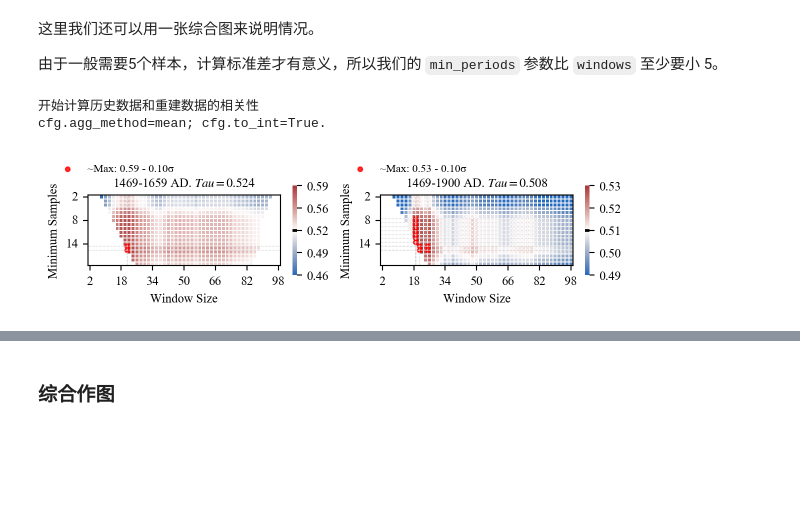
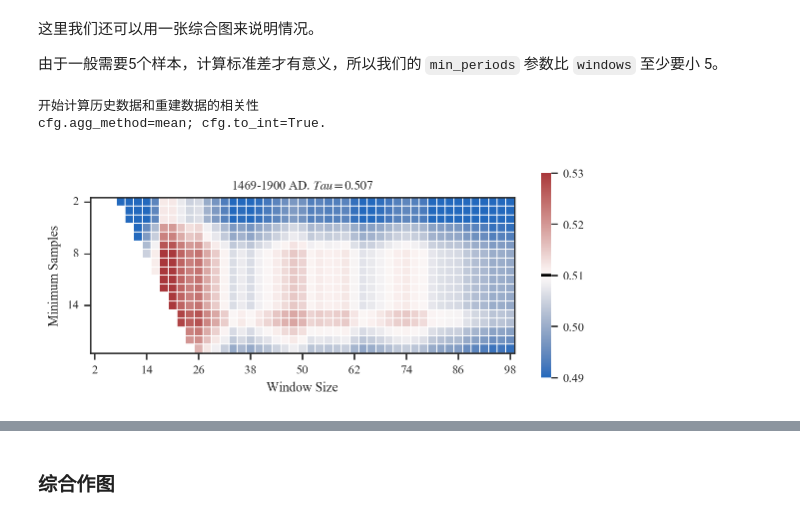
Before and after one commit to SongshGeo/shifting_baseline, a Jupyter notebook: reports/history.ipynb, the cells around one changed output, grey strips where cells are left out. Saved outputs shown, nothing was run; the diff lists cells and outputs as text; code cells hidden in the pictures; blank space fills up the shorter version.

```diff
--- a/reports/history.ipynb
+++ b/reports/history.ipynb
@@ -25,8 +25,10 @@ import matplotlib.pyplot as plt
 
 from shifting_baseline.data import HistoricalRecords
 from mksci_font import config_font
-from shifting_baseline.constants import LABELS, STAGES_BINS
 
+# 设置seaborn风格
+sns.set_style("ticks")
+sns.set_context("paper")
 config_font({"font.size": 9})
 
 # The commented out code is creating an instance of the `HistoricalRecords` class from the `shifting_baseline.api.series` module. It is passing the `shp_path` and `data_path` parameters to the constructor of `HistoricalRecords` class using values from `cfg.ds.atlas.shp` and `cfg.ds.atlas.file` respectively.
@@ -34,7 +36,7 @@ history = HistoricalRecords(
     shp_path=cfg.ds.atlas.shp,
     data_path=cfg.ds.atlas.file,
     symmetrical_level=True,
-    to_std=cfg.to_std,
+    to_std="sampling",
 )
 # %% [markdown]
 # 对比重建数据和历史数据
@@ -63,53 +65,48 @@ combined.head()
 # %%
 from shifting_baseline.compare import experiment_corr_2d
 from shifting_baseline.constants import STAGE1, STAGE2, END
 from shifting_baseline.filters import calc_std_deviation
 
 history.setup()
-
-fig, axs = plt.subplots(1, 2, figsize=(6, 2.5), tight_layout=True)
-axs = axs.flatten()
 # 实验参数
-slice1 = slice(STAGE1, STAGE2)
-slice2 = slice(STAGE1, END)
+slice_now = slice(STAGE1, END)
 
 print("开始计算历史数据和重建数据的相关性")
 print(f"cfg.agg_method={cfg.agg_method}; cfg.to_int={cfg.to_int}.")
-for i, slice_now in enumerate([slice1, slice2]):
-    data1, data2 = history.aggregate(
-        cfg.agg_method,
-        inplace=True,
-        to_int=cfg.to_int,
-    ).merge_with(
-        combined["mean"],
-        time_range=slice_now,
-        split=True,
-    )
-    ax = axs[i]
-    df, r_benchmark, ax = experiment_corr_2d(
-        data1=data1,
-        data2=data2,
-        time_slice=slice_now,
-        corr_method=cfg.corr_method,
-        filter_func=calc_std_deviation,
-        filter_side=cfg.filter_side,
-        ax=ax,
-        penalty=False,
-        n_diff_w=5,
-        std_offset=0.1,
-    )
-    ax.set_title(
-        f"{slice_now.start}-{slice_now.stop} AD. $Tau={r_benchmark:.3f}$",
-        fontsize=9,
-    )
-    ax.locator_params(axis="x", nbins=9)  # x轴最多9个主刻度
-    ax.locator_params(axis="y", nbins=4)  # y轴最多9个主刻度
-    ax.tick_params(axis="both", rotation=0)
+data1, data2 = history.aggregate(
+    cfg.agg_method,
+    inplace=True,
+    to_int=cfg.to_int,
+).merge_with(
+    combined["mean"],
+    time_range=slice_now,
+    split=True,
+)
+
+fig, ax = plt.subplots(1, 1, figsize=(6, 2.5), tight_layout=True)
+df, r_benchmark, ax = experiment_corr_2d(
+    data1=data1,
+    data2=data2,
+    time_slice=slice_now,
+    corr_method=cfg.corr_method,
+    filter_func=calc_std_deviation,
+    filter_side=cfg.filter_side,
+    ax=ax,
+    n_diff_w=5,
+    std_offset=0.1,
+)
+ax.set_title(
+    f"{slice_now.start}-{slice_now.stop} AD. $Tau={r_benchmark:.3f}$",
+    fontsize=9,
+)
+ax.locator_params(axis="x", nbins=9)  # x轴最多9个主刻度
+ax.locator_params(axis="y", nbins=4)  # y轴最多9个主刻度
+ax.tick_params(axis="both", rotation=0)
 plt.show();
 # %% [output]
 开始计算历史数据和重建数据的相关性
 cfg.agg_method=mean; cfg.to_int=True.
-[figure, old version]
+[figure, new version]
 # %%
 from shifting_baseline.compare import sweep_slices
 from shifting_baseline.filters import calc_std_deviation
```
Also changed, not shown: parts of 6 cells of this notebook, 5 other files.
